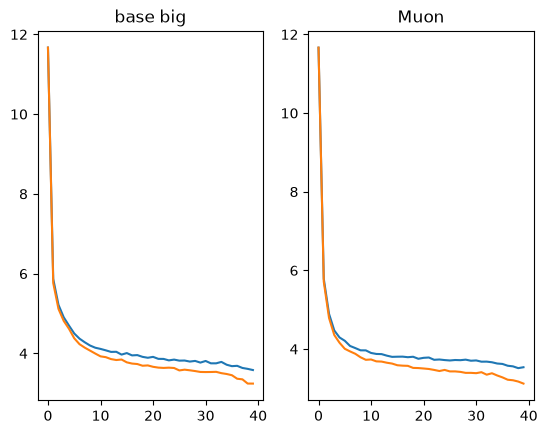
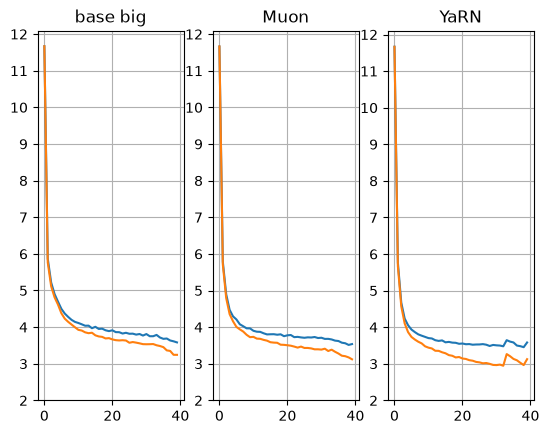
The notebook cell's code change between the first figure and the second:
--- before
+++ after
@@ -13,3 +13,5 @@
         plt.plot(np.array(line_data["train_loss_stats"]))
         plt.title(line_data["name"])
+        plt.yticks(np.arange(2, 13, 1))
+        plt.grid()
     plt.show()

Commit: a lot of optimizations to make sure it works